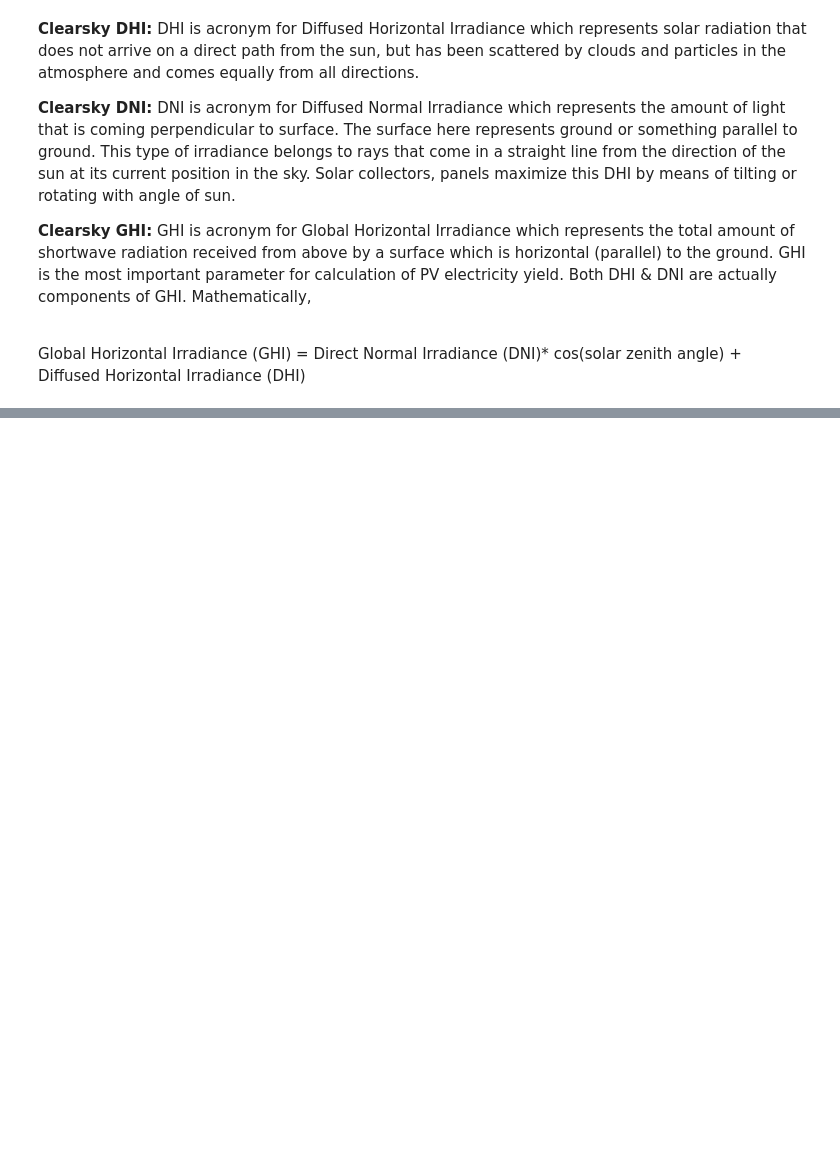
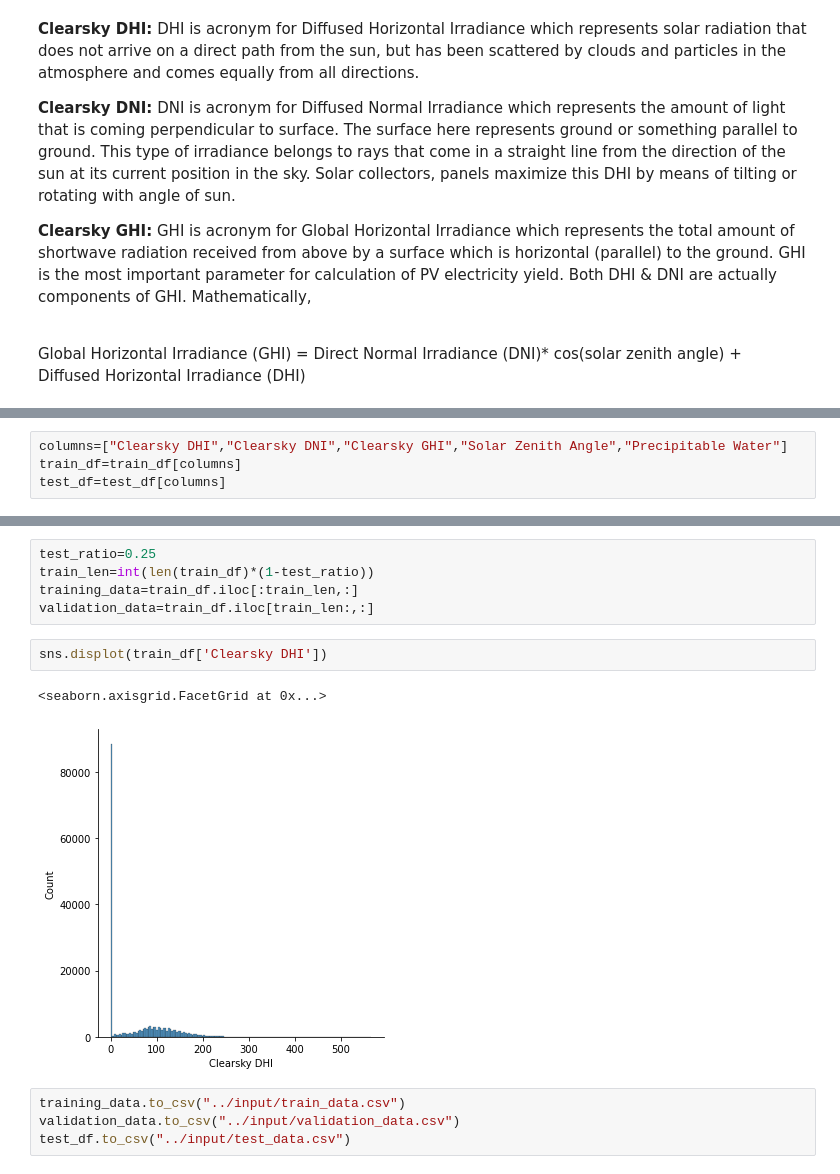
Before and after one commit to ashwiniyer176/WIPRO-Sustainability-Challenge, a Jupyter notebook: notebooks/Data Cleaning.ipynb, the cells around one changed output, grey strips where cells are left out. Drawn from its saved outputs; the diff is of its cells as text; blank space fills up the shorter version.

```diff
--- a/notebooks/Data Cleaning.ipynb
+++ b/notebooks/Data Cleaning.ipynb
@@ -140,0 +135,4 @@ Cloud Type -15    N/A<br>
+# %%
+columns=["Clearsky DHI","Clearsky DNI","Clearsky GHI","Solar Zenith Angle","Precipitable Water"]
+train_df=train_df[columns]
+test_df=test_df[columns]
@@ -140,0 +155,14 @@ Cloud Type -15    N/A<br>
+# %%
+test_ratio=0.25
+train_len=int(len(train_df)*(1-test_ratio))
+training_data=train_df.iloc[:train_len,:]
+validation_data=train_df.iloc[train_len:,:]
+# %%
+sns.displot(train_df['Clearsky DHI'])
+# %% [output]
+<seaborn.axisgrid.FacetGrid at 0x...>
+[figure, added]
+# %%
+training_data.to_csv("../input/train_data.csv")
+validation_data.to_csv("../input/validation_data.csv")
+test_df.to_csv("../input/test_data.csv")
```
Also changed, not shown: parts of 7 cells of this notebook, 6 other files.
